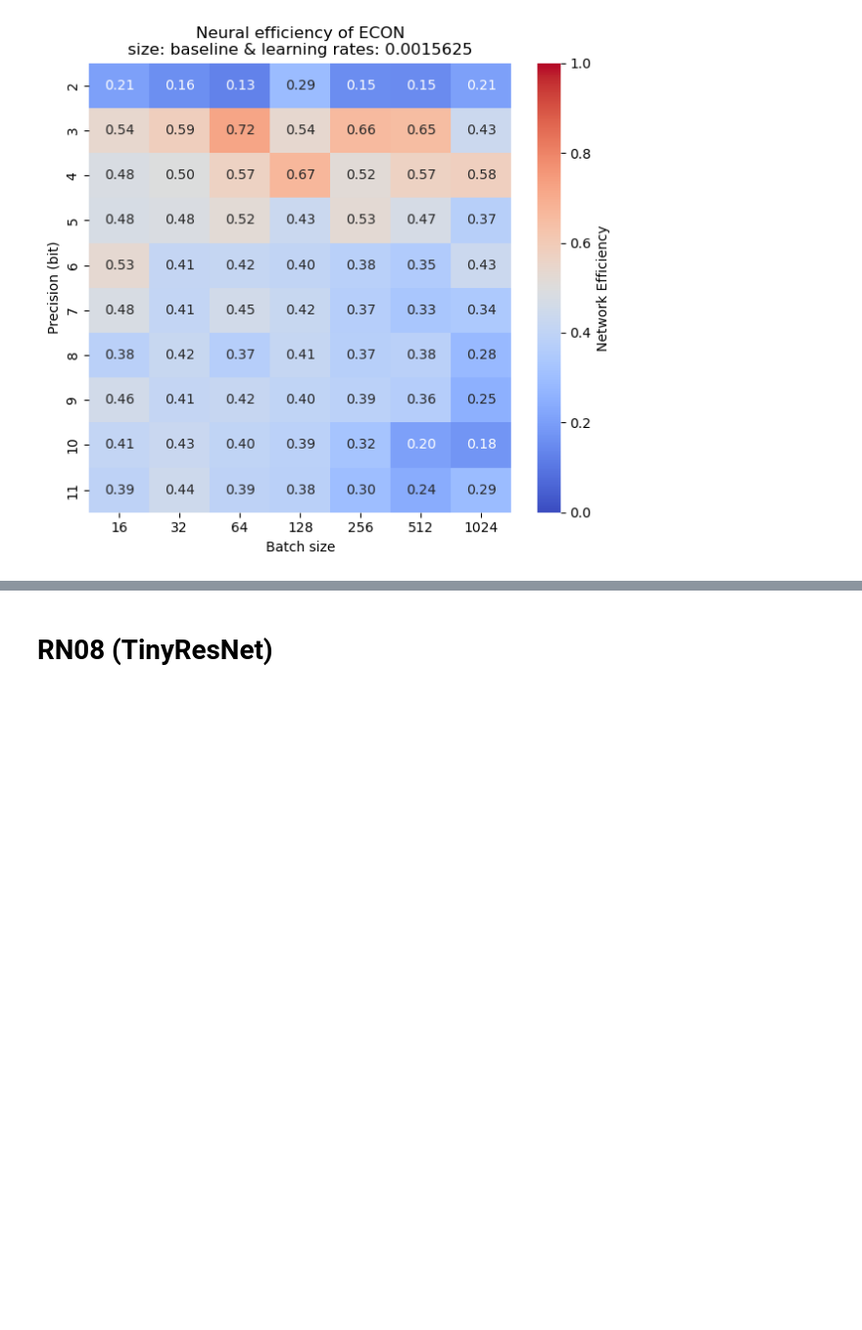
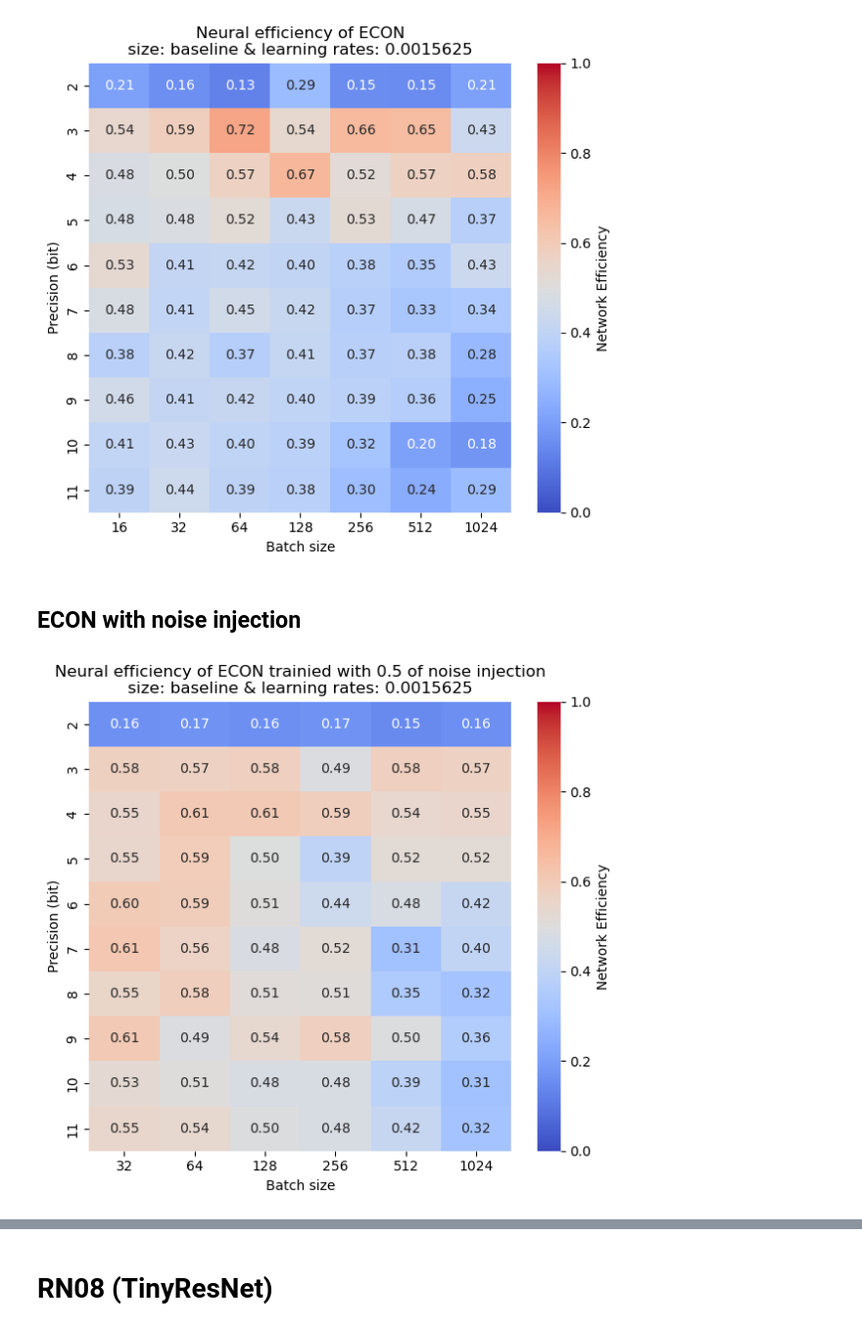
Before and after one commit to Vis4SciML/loss_landscape_taxonomy, a Jupyter notebook: workspace/notebooks/neural_efficiency_analysis.ipynb, the cells around one changed output, grey strips where cells are left out. Shown at 98% size. Cells and saved outputs as stored; diff of their text form; code cells hidden in the pictures; blank space fills up the shorter version.

```diff
--- a/workspace/notebooks/neural_efficiency_analysis.ipynb
+++ b/workspace/notebooks/neural_efficiency_analysis.ipynb
@@ -73,8 +73,11 @@ def plot_neural_efficiency_per_layer(neural_efficiency_values,
     # Display the plot
     plt.show()
 
-def read_file(file_path, name='neural_efficiency'):
-
+def read_file(file_path, name='neural_efficiency', j_reg=0.0, aug_percentage=0.0):
+    if j_reg > 0:
+        name = f"{name}_jreg_{j_reg}"
+    elif aug_percentage > 0:
+        name = f"{name}_aug_{aug_percentage}"
     file_path = os.path.join(file_path, f'{name}.pkl')
 
     try:
@@ -201,3 +204,5 @@ for lr in learning_rates:
 [figure]
 [figure]
 [figure]
+# %% [markdown]
+## ECON with noise injection
@@ -203,0 +213,37 @@ for lr in learning_rates:
+# %%
+for aug_percentage in aug_percentages:
+    for lr in learning_rates:
+        NE_matrix = np.zeros((len(precisions), len(batch_sizes)))
+        # noise_matrix = np.zeros((len(precisions), len(batch_sizes)))
+        for y, bs in enumerate(batch_sizes):
+            for x, p in enumerate(precisions):
+                path = os.path.join(
+                    DATA_PATH,
+                    f'bs{bs}_lr{lr}/ECON_AUG_{p}b/{size}/'
+                )
+                result = -1
+                try:
+
+                    result = read_file(path, aug_percentage=aug_percentage)
+                    result = result['network_efficiency']
+                except:
+                    print("Error: cannot open the file!")
+
+                # build the heatmap matrix
+                NE_matrix[x, y] = result
+
+
+    # plot the heatmaps per precision
+    NE_matrix = pd.DataFrame(NE_matrix,
+                             index=precisions,
+                             columns=batch_sizes)
+    plot_2d_heatmap(NE_matrix,
+                    f'Neural efficiency of ECON trainied with {aug_percentage} of noise injection' \
+                    f'\nsize: {size} & learning rates: {lr}',
+                    (0, 1),
+                    'Batch size',
+                    'Precision (bit)',
+                    'Network Efficiency',
+                    cmap='coolwarm')
+# %% [output]
+[figure, added]
```
Also changed, not shown: parts of 5 cells of this notebook, 15 other files.
